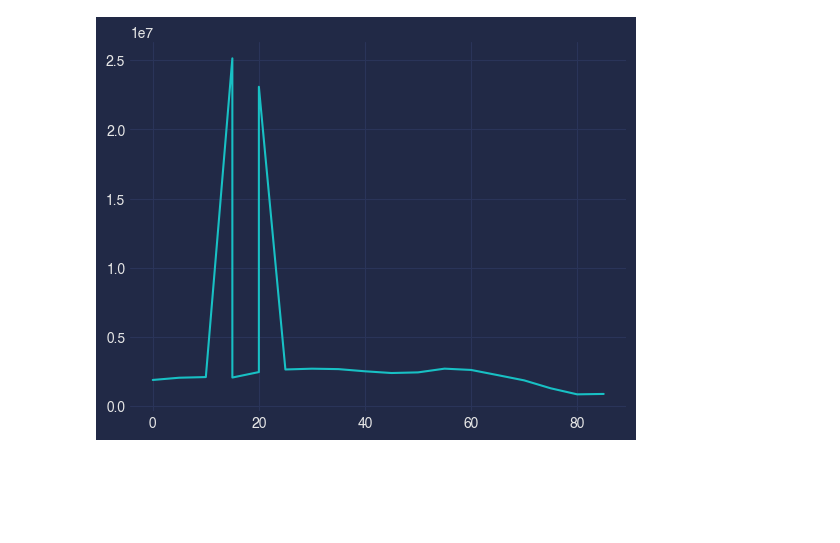
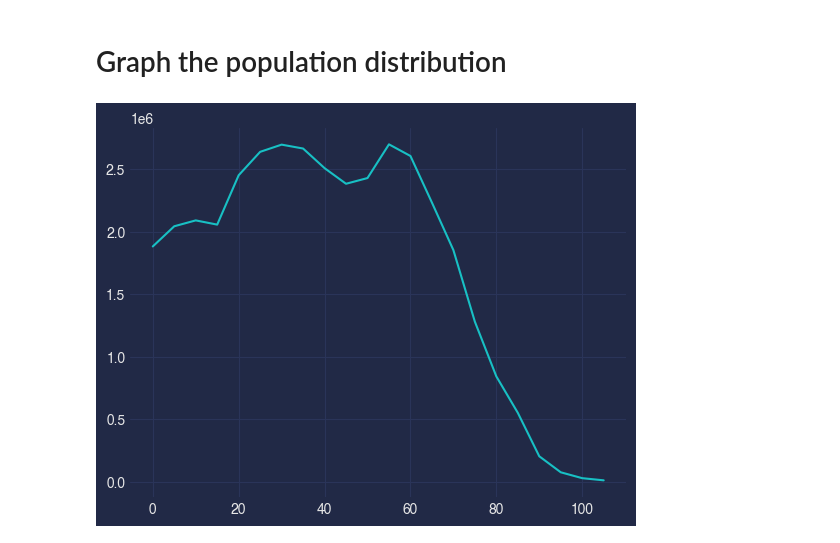
Before and after one commit to amovfx/01, a Jupyter notebook: Population.ipynb, the cells around one changed output. Saved outputs shown, nothing was run; the diff lists cells and outputs as text; code cells hidden in the pictures; blank space fills up the shorter version.

Commit message:
cleaned data

```diff
--- a/Population.ipynb
+++ b/Population.ipynb
@@ -58,4 +80,11 @@ oldies
+# %%
+def interval(start):
+    return f'Y{85+start}T{85+start+4}', int((rv.cdf(start + 5) - rv.cdf(start)) * oldies['OBS_VALUE'].sum())
+
+vals = [interval(i)  for i in range(0,25,5)]
+df_extrapolated_geriatrics = pd.DataFrame(vals, columns=['AGE', 'OBS_VALUE'])
 # %%
-cleaned_ages = pd.concat([age_df, babies, oldies], ignore_index=True).reset_index(drop=True)
-cleaned_ages
+cleaned_ages = pd.concat([babies, age_df, df_extrapolated_geriatrics], ignore_index=True).reset_index(drop=True)
+df_ages = pd.concat([cleaned_ages['AGE'], cleaned_ages['OBS_VALUE']], axis=1)
+df_ages
 # %% [output]
@@ -79,6 +108,6 @@ cleaned_ages
 # %%
-cleaned_ages['start_age'] = cleaned_ages['AGE'].str.extract('Y(\d+)T', expand=False).astype(int)
-cleaned_ages['end_age'] = cleaned_ages['AGE'].str.extract('T(\d+)', expand=False).astype(int)
+df_ages['start_age'] = df_ages['AGE'].str.extract('Y(\d+)T', expand=False).astype(int)
+df_ages['end_age'] = df_ages['AGE'].str.extract('T(\d+)', expand=False).astype(int)
 
-cleaned_ages
+df_ages
 # %% [output]
@@ -122,0 +133,6 @@ cleaned_ages
+# %%
+condition = df_ages['end_age'] - df_ages['start_age'] < 5
+df_age_brackets = df_ages[condition].reset_index(drop=True)
+df_age_brackets = df_age_brackets.drop(['end_age'], axis=1)
+df_age_brackets = df_age_brackets.sort_values(by=['start_age']).reset_index(drop=True)
+df_age_brackets
@@ -123,5 +157,7 @@ cleaned_ages
+# %% [markdown]
+# Graph the population distribution
 # %%
-plt.plot(cleaned_ages['sorter'], cleaned_ages['OBS_VALUE'])
+plt.plot(df_age_brackets['start_age'], df_age_brackets['OBS_VALUE'])
 plt.show()
 # %% [output]
-[figure, old version]
+[figure, new version]
```
Also changed, not shown: parts of 16 cells of this notebook, 1 other file.
